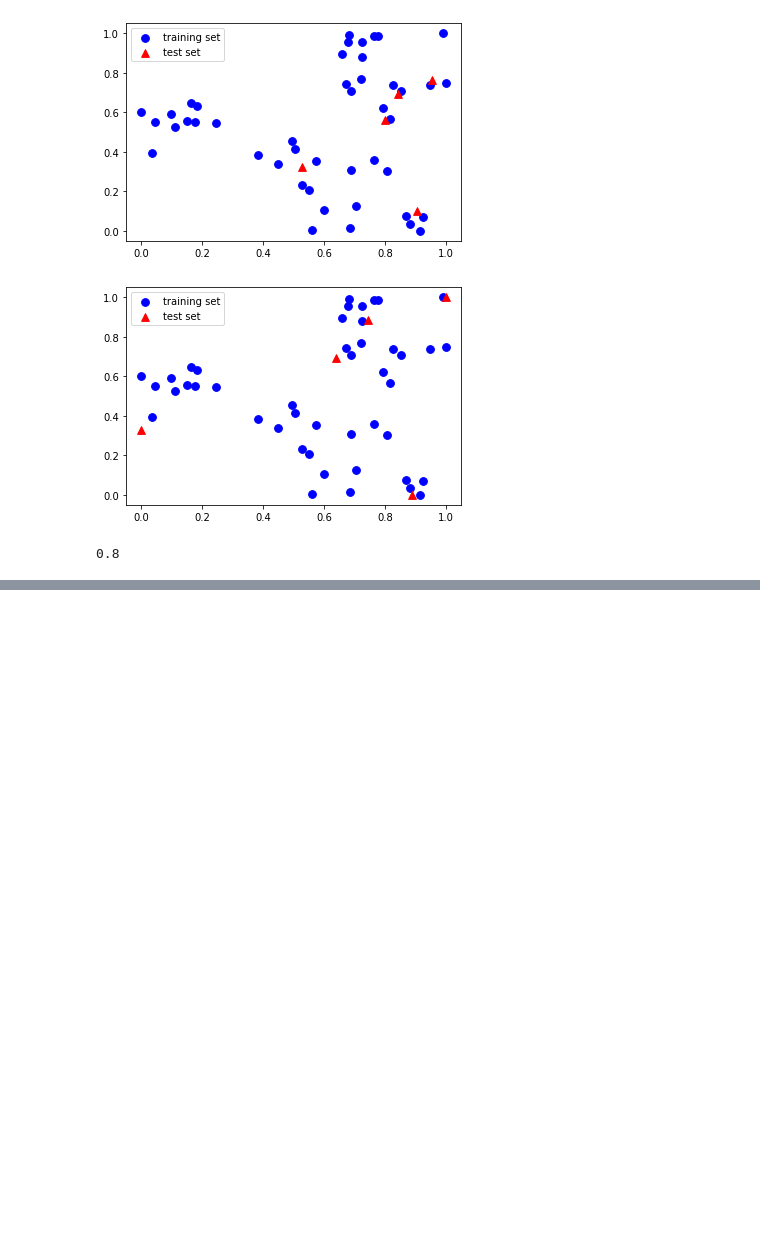
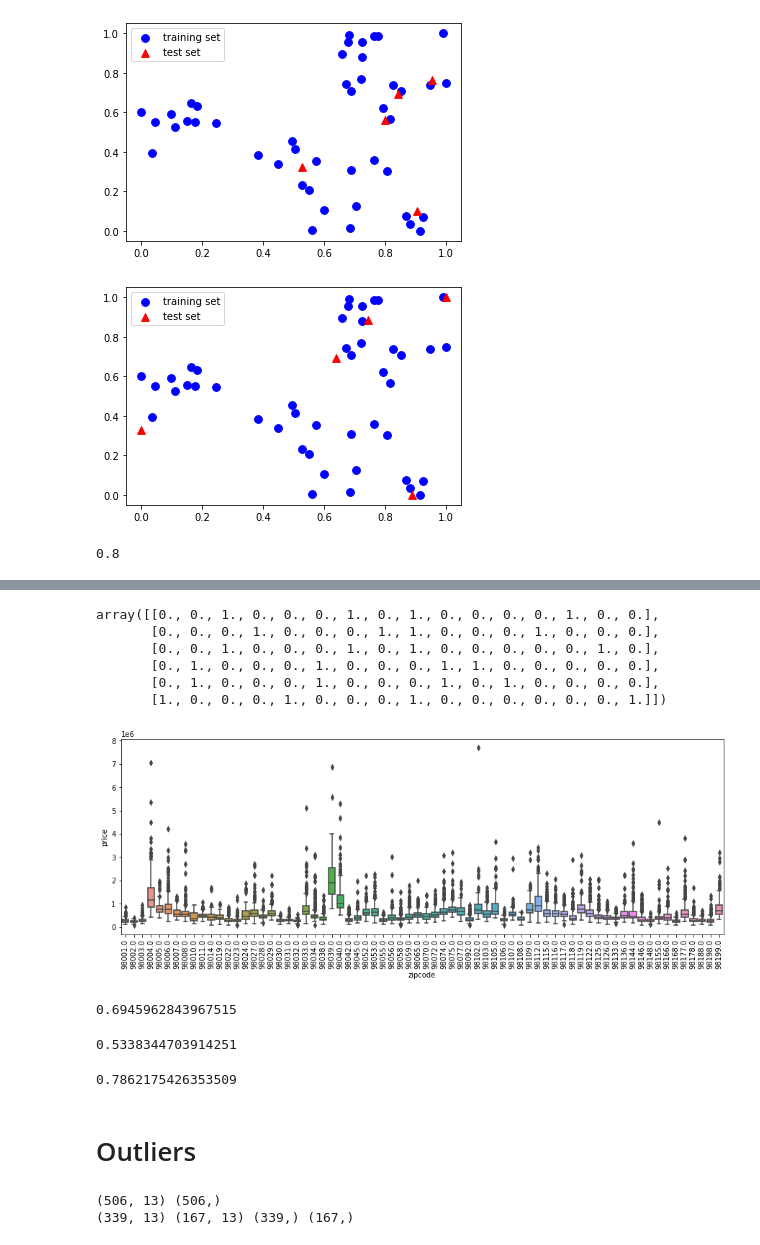
Before and after one commit to tsitsiko1/machine_learning_2, a Jupyter notebook: data_cleaning_practice/practice_solution.ipynb, the cells around one changed output, grey strips where cells are left out. Saved outputs shown, nothing was run; the diff lists cells and outputs as text; code cells hidden in the pictures; blank space fills up the shorter version.

```diff
--- a/data_cleaning_practice/practice_solution.ipynb
+++ b/data_cleaning_practice/practice_solution.ipynb
@@ -116,0 +156,11 @@ pipe.score(X_test, y_test)  # apply scaling on testing data, without leaking tra
+# %%
+from sklearn.preprocessing import OneHotEncoder
+ce = OneHotEncoder().fit(df)
+ce.transform(df).toarray()
+# %% [output]
+array([[0., 0., 1., 0., 0., 0., 1., 0., 1., 0., 0., 0., 0., 1., 0., 0.],
+       [0., 0., 0., 1., 0., 0., 0., 1., 1., 0., 0., 0., 1., 0., 0., 0.],
+       [0., 0., 1., 0., 0., 0., 1., 0., 1., 0., 0., 0., 0., 0., 1., 0.],
+       [0., 1., 0., 0., 0., 1., 0., 0., 0., 1., 1., 0., 0., 0., 0., 0.],
+       [0., 1., 0., 0., 0., 1., 0., 0., 0., 1., 0., 1., 0., 0., 0., 0.],
+       [1., 0., 0., 0., 1., 0., 0., 0., 1., 0., 0., 0., 0., 0., 0., 1.]])
@@ -116,0 +179,5 @@ pipe.score(X_test, y_test)  # apply scaling on testing data, without leaking tra
+# %%
+from sklearn.model_selection import train_test_split
+from sklearn.datasets import fetch_openml
+data = fetch_openml("house_sales", as_frame=True)
+target = data.frame.price
@@ -116,0 +187,55 @@ pipe.score(X_test, y_test)  # apply scaling on testing data, without leaking tra
+# %%
+import seaborn as sns
+plt.figure(figsize=(15, 5))
+ax = sns.boxplot(x=data.frame.zipcode, y=data.frame.price)
+ax.set_xticklabels(ax.get_xticklabels(), rotation=90);
+# %% [output]
+[figure, added]
+# %%
+from sklearn.model_selection import cross_val_score
+from sklearn.linear_model import Ridge
+
+scores = cross_val_score(Ridge(), X, target)
+np.mean(scores)
+# %% [output]
+0.6945962843967515
+# %%
+X = data.frame.drop(['date', 'price'], axis=1)
+
+pipe_ohe = make_pipeline(make_column_transformer((OneHotEncoder(), ['zipcode']), remainder='passthrough'), Ridge())
+scores = cross_val_score(pipe_ohe, X, target)
+np.mean(scores)
+# %% [output]
+0.5338344703914251
+# %%
+! pip install -qq category_encoders
+from category_encoders import TargetEncoder
+
+pipe_target = make_pipeline(TargetEncoder(cols='zipcode'), Ridge())
+scores = cross_val_score(pipe_target, X, target)
+np.mean(scores)
+# %% [output]
+0.7862175426353509
+# %% [markdown]
+# Outliers
+# %%
+
+# load and summarize the dataset
+from pandas import read_csv
+from sklearn.model_selection import train_test_split
+# load the dataset
+url = 'https://raw.githubusercontent.com/jbrownlee/Datasets/master/housing.csv'
+df = read_csv(url, header=None)
+# retrieve the array
+data = df.values
+# split into input and output elements
+X, y = data[:, :-1], data[:, -1]
+# summarize the shape of the dataset
+print(X.shape, y.shape)
+# split into train and test sets
+X_train, X_test, y_train, y_test = train_test_split(X, y, test_size=0.33, random_state=1)
+# summarize the shape of the train and test sets
+print(X_train.shape, X_test.shape, y_train.shape, y_test.shape)
+# %% [output]
+(506, 13) (506,)
+(339, 13) (167, 13) (339,) (167,)
```
Also changed, not shown: parts of 9 cells of this notebook.
